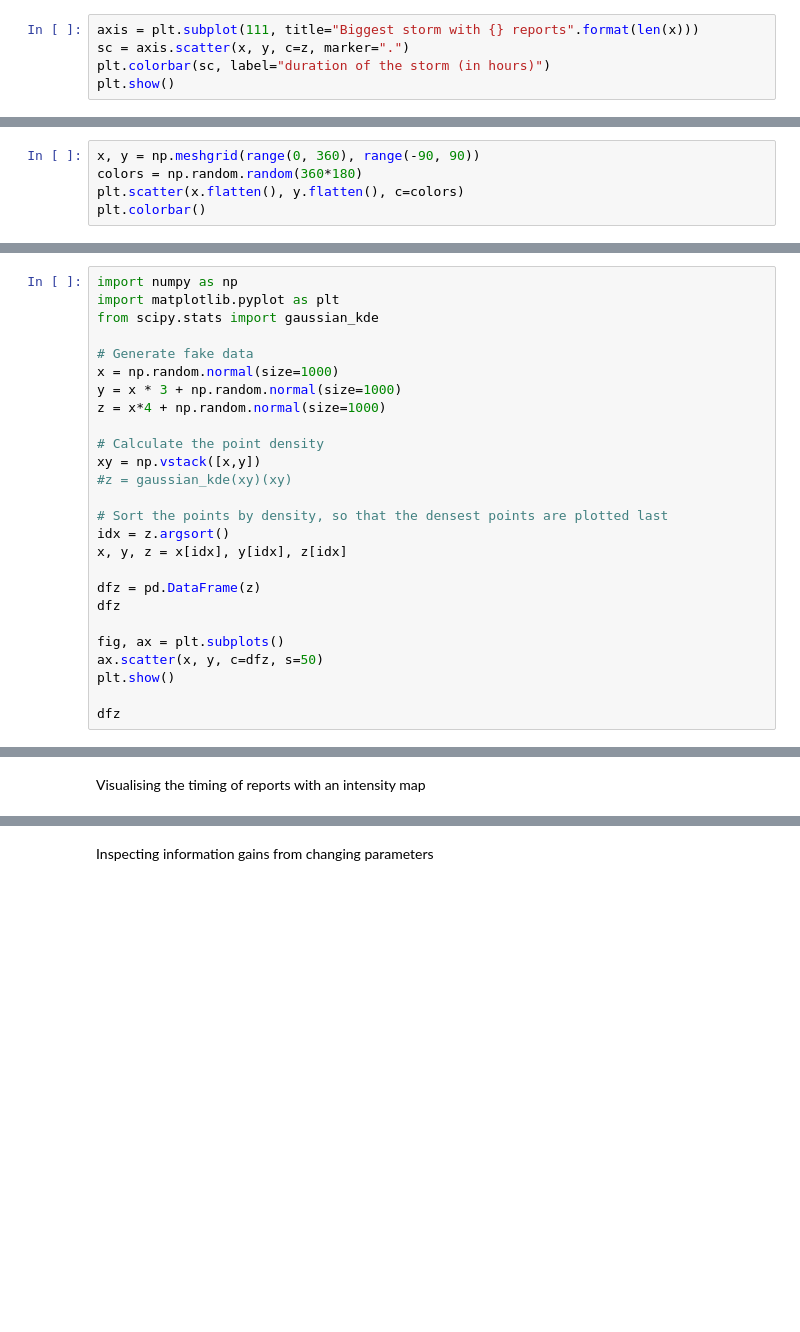
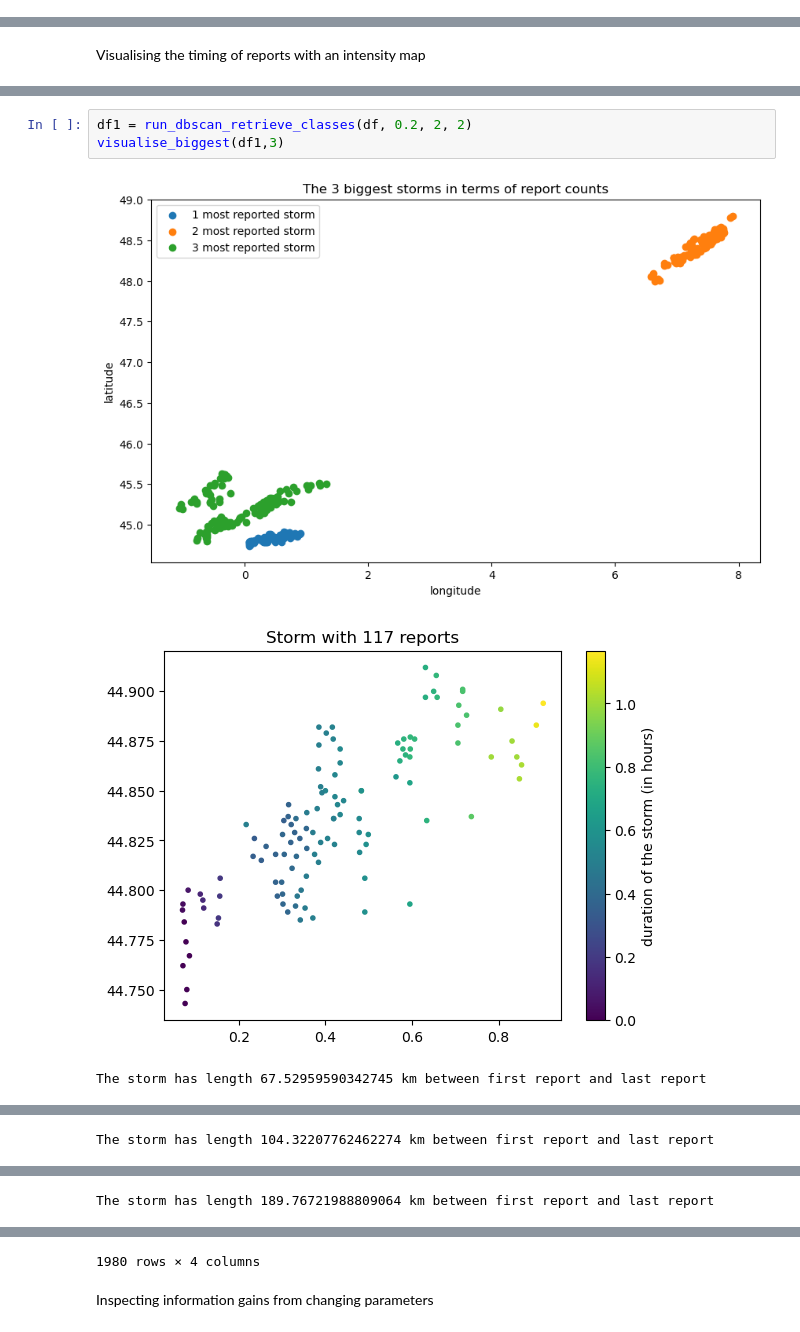
Before and after one commit to eliottmlg/Statapp-Hail-storm, a Jupyter notebook: parameters.ipynb, the cells around one changed output, grey strips where cells are left out. Drawn from its saved outputs; the diff is of its cells as text; blank space fills up the shorter version.

```diff
--- a/parameters.ipynb
+++ b/parameters.ipynb
@@ -235,5 +82,0 @@ Length: 184, dtype: float64
-# %%
-axis = plt.subplot(111, title="Biggest storm with {} reports".format(len(x)))
-sc = axis.scatter(x, y, c=z, marker=".")
-plt.colorbar(sc, label="duration of the storm (in hours)")
-plt.show()
@@ -242,5 +82,0 @@ plt.show()
-# %%
-x, y = np.meshgrid(range(0, 360), range(-90, 90))
-colors = np.random.random(360*180)
-plt.scatter(x.flatten(), y.flatten(), c=colors)
-plt.colorbar()
@@ -254,26 +82,0 @@ numpy.ndarray
-# %%
-import numpy as np
-import matplotlib.pyplot as plt
-from scipy.stats import gaussian_kde
-
-# Generate fake data
-x = np.random.normal(size=1000)
-y = x * 3 + np.random.normal(size=1000)
-z = x*4 + np.random.normal(size=1000)
-
-# Calculate the point density
-xy = np.vstack([x,y])
-#z = gaussian_kde(xy)(xy)
-
-# Sort the points by density, so that the densest points are plotted last
-idx = z.argsort()
-x, y, z = x[idx], y[idx], z[idx]
-
-dfz = pd.DataFrame(z)
-dfz
-
-fig, ax = plt.subplots()
-ax.scatter(x, y, c=dfz, s=50)
-plt.show()
-
-dfz
@@ -296,0 +160,7 @@ Visualising the timing of reports with an intensity map
+# %%
+df1 = run_dbscan_retrieve_classes(df, 0.2, 2, 2)
+visualise_biggest(df1,3)
+# %% [output]
+[figure, added]
+[figure, added]
+The storm has length 67.52959590342745 km between first report and last report
@@ -296,0 +168 @@ Visualising the timing of reports with an intensity map
+The storm has length 104.32207762462274 km between first report and last report
@@ -296,0 +170 @@ Visualising the timing of reports with an intensity map
+The storm has length 189.76721988809064 km between first report and last report
@@ -297,2 +183,3 @@ Visualising the timing of reports with an intensity map
+1980 rows × 4 columns
 # %% [markdown]
 Inspecting information gains from changing parameters
```
Also changed, not shown: parts of 21 cells of this notebook.
